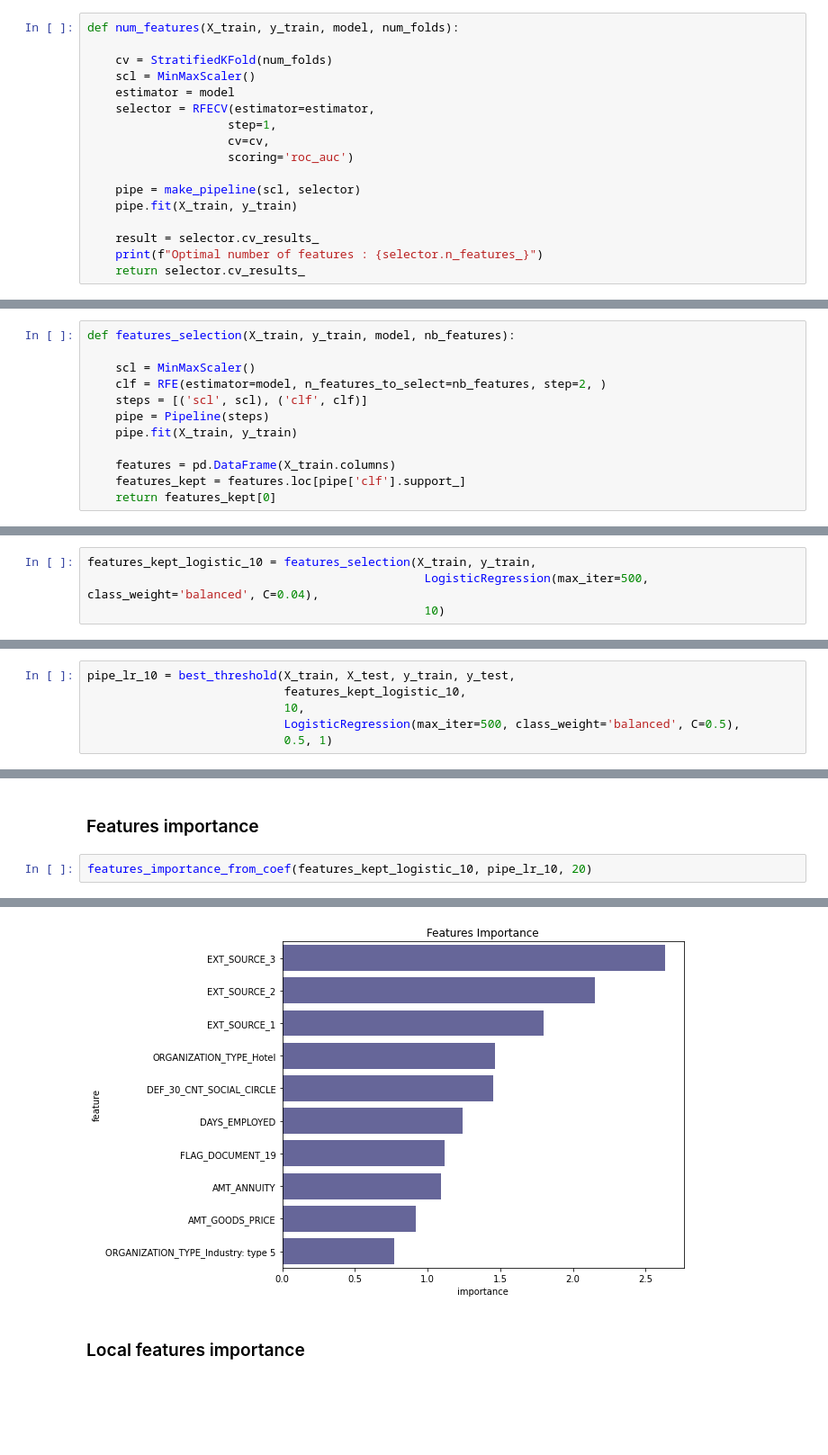
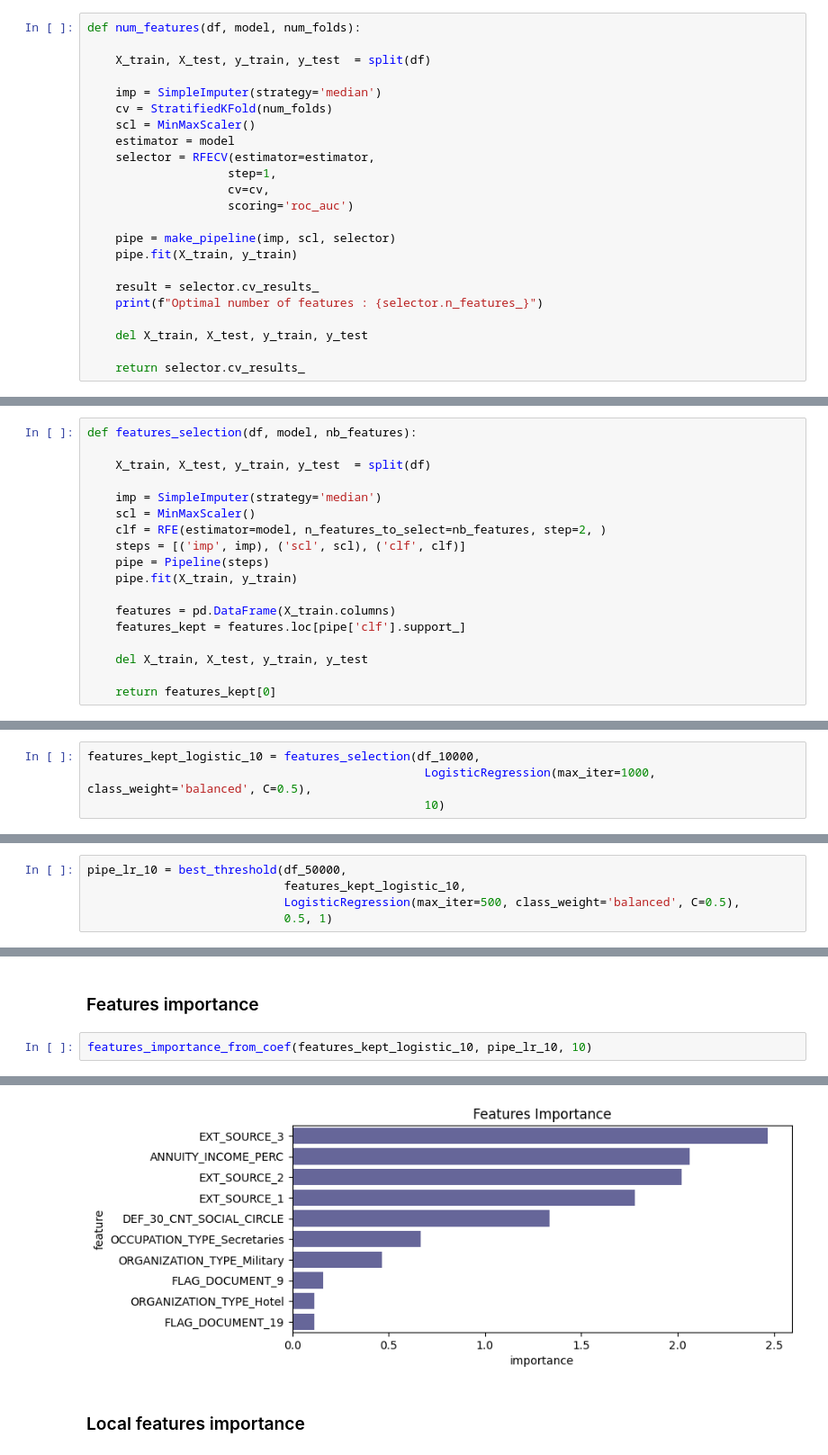
Before and after one commit to mariealeth/Credit_default_application, a Jupyter notebook: notebook/P7_essai4.ipynb, the cells around one changed output, grey strips where cells are left out. Shown at 90% size. Cells and saved outputs as stored; diff of their text form; blank space fills up the shorter version.

```diff
--- a/notebook/P7_essai4.ipynb
+++ b/notebook/P7_essai4.ipynb
@@ -86,8 +99,11 @@ def data_filtered(X, features_kept):
 # %% [markdown]
 ### Number of features
 # %%
-def num_features(X_train, y_train, model, num_folds):
+def num_features(df, model, num_folds):
 
+    X_train, X_test, y_train, y_test  = split(df)
+
+    imp = SimpleImputer(strategy='median')
     cv = StratifiedKFold(num_folds)
     scl = MinMaxScaler()
     estimator = model
@@ -96,11 +112,14 @@ def num_features(X_train, y_train, model, num_folds):
                     cv=cv,
                     scoring='roc_auc')
 
-    pipe = make_pipeline(scl, selector)
+    pipe = make_pipeline(imp, scl, selector)
     pipe.fit(X_train, y_train)
 
     result = selector.cv_results_
     print(f"Optimal number of features : {selector.n_features_}")
+
+    del X_train, X_test, y_train, y_test
+
     return selector.cv_results_
 # %%
 def plot_num_features(result_df):
@@ -115,16 +134,22 @@ def plot_num_features(result_df):
 # %% [markdown]
 ### Features selection
 # %%
-def features_selection(X_train, y_train, model, nb_features):
+def features_selection(df, model, nb_features):
 
+    X_train, X_test, y_train, y_test  = split(df)
+
+    imp = SimpleImputer(strategy='median')
     scl = MinMaxScaler()
     clf = RFE(estimator=model, n_features_to_select=nb_features, step=2, )
-    steps = [('scl', scl), ('clf', clf)]
+    steps = [('imp', imp), ('scl', scl), ('clf', clf)]
     pipe = Pipeline(steps)
     pipe.fit(X_train, y_train)
 
     features = pd.DataFrame(X_train.columns)
     features_kept = features.loc[pipe['clf'].support_]
+
+    del X_train, X_test, y_train, y_test
+
     return features_kept[0]
 # %% [markdown]
 ### Find best hyper parameters
@@ -666,8 +623,8 @@ local_features(X_train[features_kept_logistic_70], X_test[features_kept_logistic
 ## 10 Features
 ### Features selection and train model
 # %%
-features_kept_logistic_10 = features_selection(X_train, y_train,
-                                                LogisticRegression(max_iter=500, class_weight='balanced', C=0.04),
+features_kept_logistic_10 = features_selection(df_10000,
+                                                LogisticRegression(max_iter=1000, class_weight='balanced', C=0.5),
                                                 10)
 # %%
 features_kept_logistic_10
@@ -694,7 +664,6 @@ Best parameters : {'clf__C': 0.5}
 # %%
-pipe_lr_10 = best_threshold(X_train, X_test, y_train, y_test,
+pipe_lr_10 = best_threshold(df_50000,
                             features_kept_logistic_10,
-                            10,
                             LogisticRegression(max_iter=500, class_weight='balanced', C=0.5),
                             0.5, 1)
 # %% [output]
@@ -722,5 +678,5 @@ Cost test:      54.1
 # %% [markdown]
 ### Features importance
 # %%
-features_importance_from_coef(features_kept_logistic_10, pipe_lr_10, 20)
+features_importance_from_coef(features_kept_logistic_10, pipe_lr_10, 10)
 # %% [output]
@@ -727,4 +694,4 @@ features_importance_from_coef(features_kept_logistic_10, pipe_lr_10, 20)
-[figure, old version]
+[figure, new version]
 # %% [markdown]
 ### Local features importance
 # %%
```
Also changed, not shown: parts of 109 cells of this notebook.
